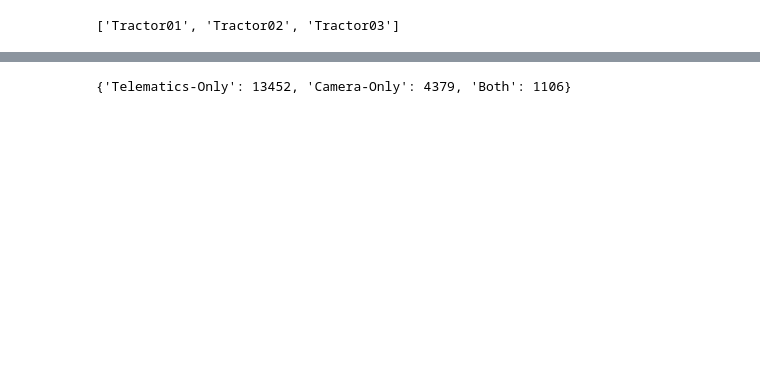
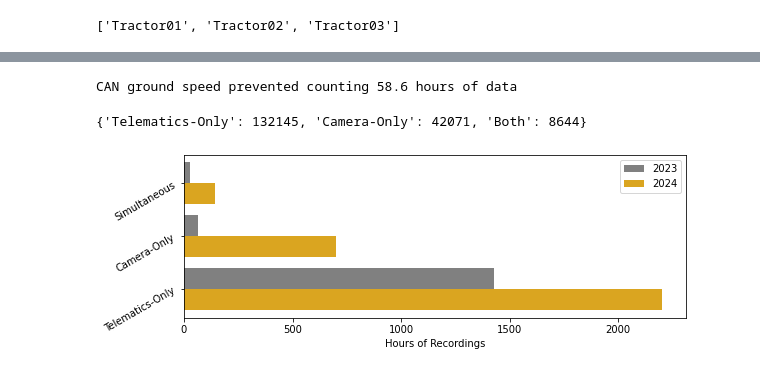
Before and after one commit to tjwieg/MS_thesis, a Jupyter notebook: plots/unify_gps24.ipynb, the cells around one changed output, grey strips where cells are left out. Saved outputs shown, nothing was run; the diff lists cells and outputs as text; code cells hidden in the pictures; blank space fills up the shorter version.

```diff
--- a/plots/unify_gps24.ipynb
+++ b/plots/unify_gps24.ipynb
@@ -400,18 +382,35 @@ minutes = {
     "Camera-Only": 0,
     "Both": 0
 }
+nm = 0
 
 for tractor in tractors:
-    for date in inany(a_data[tractor]["stamps"], g_data[tractor]["stamps"]):
-        if date in u_data[tractor]["stamps"]:
-            minutes["Both"] += 1
-        elif date in a_data[tractor]["stamps"]:
-            minutes["Telematics-Only"] += 1
+    for st in inany(a_data[tractor]["stamps"], g_data[tractor]["stamps"]):
+        if st in u_data[tractor]["stamps"]:
+            if st not in c_data[tractor]["speed"]:
+                minutes["Both"] += 1
+            elif c_data[tractor]["speed"][st][0] > MIN_SPEED:
+                minutes["Both"] += 1
+            else:
+                nm += 1
+        elif st in a_data[tractor]["stamps"]:
+            if st not in c_data[tractor]["speed"]:
+                minutes["Telematics-Only"] += 1
+            elif c_data[tractor]["speed"][st][0] > MIN_SPEED:
+                minutes["Telematics-Only"] += 1
+            else:
+                nm += 1
         else:
-            minutes["Camera-Only"] += 1
-
+            if st not in c_data[tractor]["speed"]:
+                minutes["Camera-Only"] += 1
+            elif c_data[tractor]["speed"][st][0] > MIN_SPEED:
+                minutes["Camera-Only"] += 1
+            else:
+                nm += 1
+print(f"CAN ground speed prevented counting {round(nm/60, 1)} hours of data")
 minutes
 # %% [output]
-{'Telematics-Only': 13452, 'Camera-Only': 4379, 'Both': 1106}
+CAN ground speed prevented counting 58.6 hours of data
+{'Telematics-Only': 132145, 'Camera-Only': 42071, 'Both': 8644}
 # %%
 hours24 = {
@@ -427,0 +426,16 @@ hours23 = { # from unify_gps.ipynb
+# %%
+import matplotlib.pyplot as plt
+import numpy as np
+
+bar_width = 0.4
+xx = np.arange(len(hours23))
+plt.figure(figsize=(9,3))
+plt.barh(xx, [hours23[i] for i in hours23], bar_width, label="2023", color="grey")
+plt.barh(xx-bar_width, [hours24[i] for i in hours24], bar_width, label="2024", color="goldenrod")
+
+plt.legend()
+plt.xlabel("Hours of Recordings")
+plt.yticks(xx-(bar_width/2), labels=list(hours23.keys()), rotation=30)
+plt.show()
+# %% [output]
+[figure, added]
```
Also changed, not shown: parts of 13 cells of this notebook, 14 other files.
